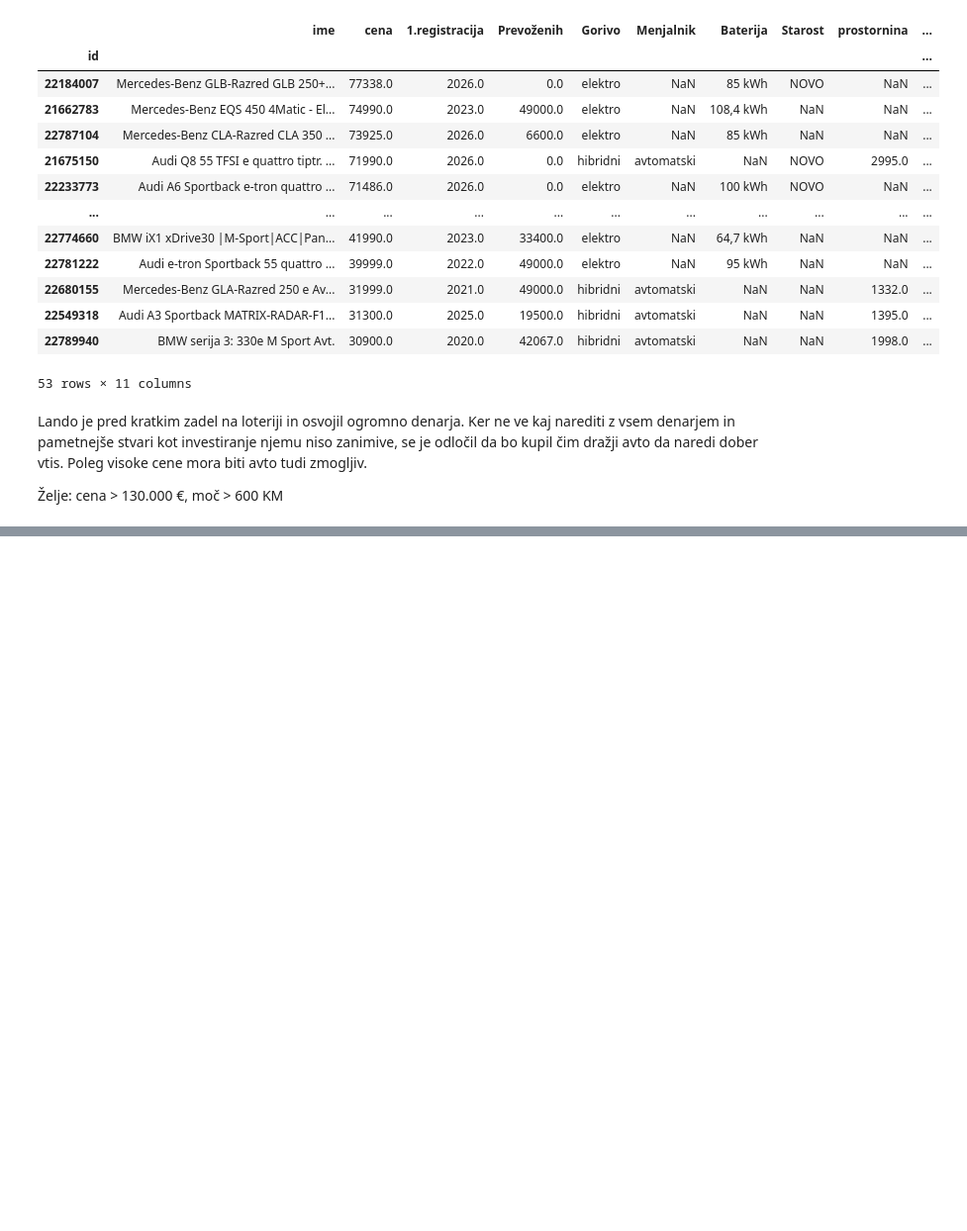
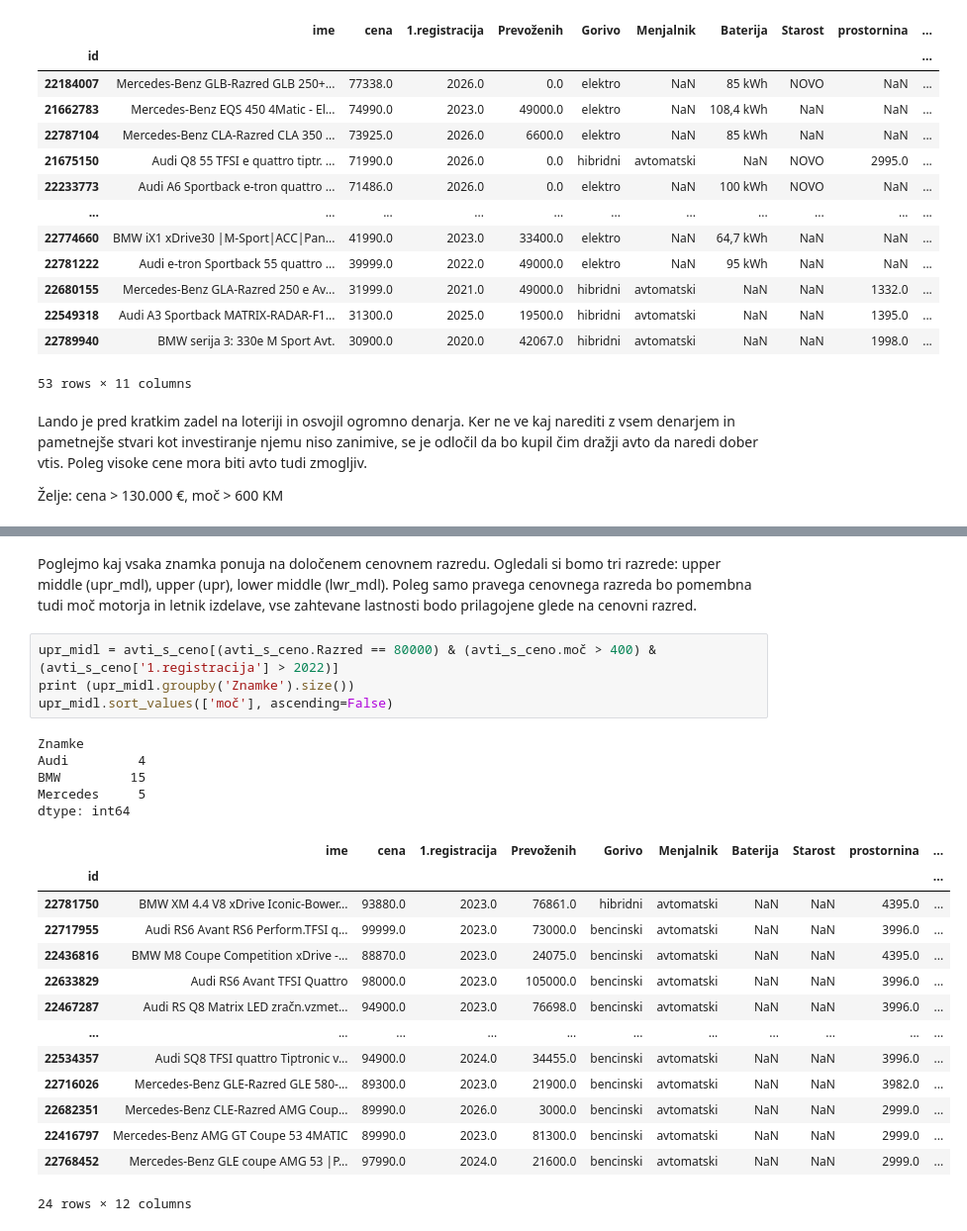
Before and after one commit to MatejLovsin/Seminarska_naloga, a Jupyter notebook: analiza.ipynb, the cells around one changed output, grey strips where cells are left out. Shown at 99% size. Saved outputs shown, nothing was run; the diff lists cells and outputs as text; blank space fills up the shorter version.

```diff
--- a/analiza.ipynb
+++ b/analiza.ipynb
@@ -210,0 +282,26 @@ Glede na te rezultate lahko vidimo da Audi prevladuje pri avtih z nižjimi cenam
+# %% [markdown]
+Poglejmo kaj vsaka znamka ponuja na določenem cenovnem razredu. Ogledali si bomo tri razrede: upper middle (upr_mdl), upper (upr), lower middle (lwr_mdl). Poleg samo pravega cenovnega razreda bo pomembna tudi moč motorja in letnik izdelave, vse zahtevane lastnosti bodo prilagojene glede na cenovni razred.
+# %%
+upr_midl = avti_s_ceno[(avti_s_ceno.Razred == 80000) & (avti_s_ceno.moč > 400) & (avti_s_ceno['1.registracija'] > 2022)]
+print (upr_midl.groupby('Znamke').size())
+upr_midl.sort_values(['moč'], ascending=False)
+# %% [output]
+Znamke
+Audi         4
+BMW         15
+Mercedes     5
+dtype: int64
+|  | ime | cena | 1.registracija | Prevoženih | Gorivo | Menjalnik | Baterija | Starost | prostornina | ... |
+| id |  |  |  |  |  |  |  |  |  | ... |
+| 22781750 | BMW XM 4.4 V8 xDrive Iconic-Bower... | 93880.0 | 2023.0 | 76861.0 | hibridni | avtomatski | NaN | NaN | 4395.0 | ... |
+| 22717955 | Audi RS6 Avant RS6 Perform.TFSI q... | 99999.0 | 2023.0 | 73000.0 | bencinski | avtomatski | NaN | NaN | 3996.0 | ... |
+| 22436816 | BMW M8 Coupe Competition xDrive -... | 88870.0 | 2023.0 | 24075.0 | bencinski | avtomatski | NaN | NaN | 4395.0 | ... |
+| 22633829 | Audi RS6 Avant TFSI Quattro | 98000.0 | 2023.0 | 105000.0 | bencinski | avtomatski | NaN | NaN | 3996.0 | ... |
+| 22467287 | Audi RS Q8 Matrix LED zračn.vzmet... | 94900.0 | 2023.0 | 76698.0 | bencinski | avtomatski | NaN | NaN | 3996.0 | ... |
+| ... | ... | ... | ... | ... | ... | ... | ... | ... | ... | ... |
+| 22534357 | Audi SQ8 TFSI quattro Tiptronic v... | 94900.0 | 2024.0 | 34455.0 | bencinski | avtomatski | NaN | NaN | 3996.0 | ... |
+| 22716026 | Mercedes-Benz GLE-Razred GLE 580-... | 89300.0 | 2023.0 | 21900.0 | bencinski | avtomatski | NaN | NaN | 3982.0 | ... |
+| 22682351 | Mercedes-Benz CLE-Razred AMG Coup... | 89990.0 | 2026.0 | 3000.0 | bencinski | avtomatski | NaN | NaN | 2999.0 | ... |
+| 22416797 | Mercedes-Benz AMG GT Coupe 53 4MATIC | 89990.0 | 2023.0 | 81300.0 | bencinski | avtomatski | NaN | NaN | 2999.0 | ... |
+| 22768452 | Mercedes-Benz GLE coupe AMG 53 |P... | 97990.0 | 2024.0 | 21600.0 | bencinski | avtomatski | NaN | NaN | 2999.0 | ... |
+24 rows × 12 columns
```
Also changed, not shown: parts of 13 cells of this notebook, 1 other file.
